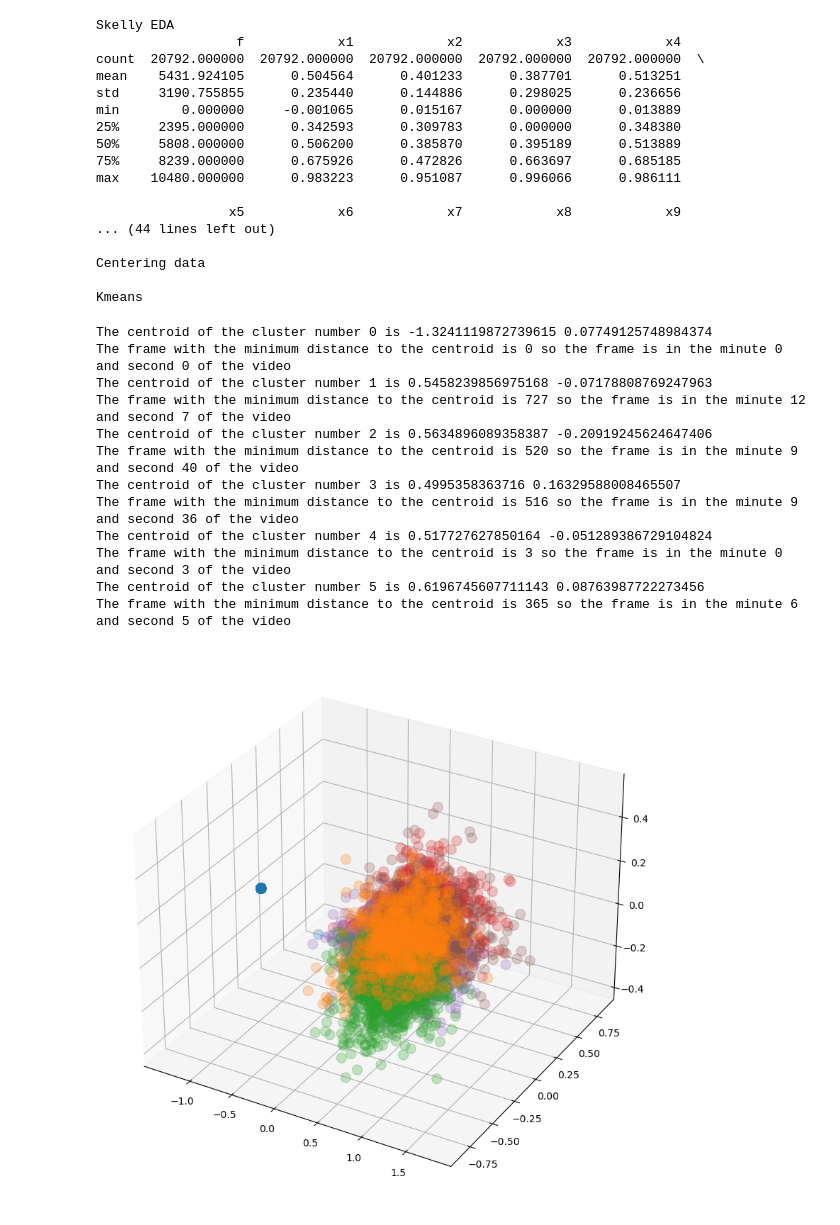
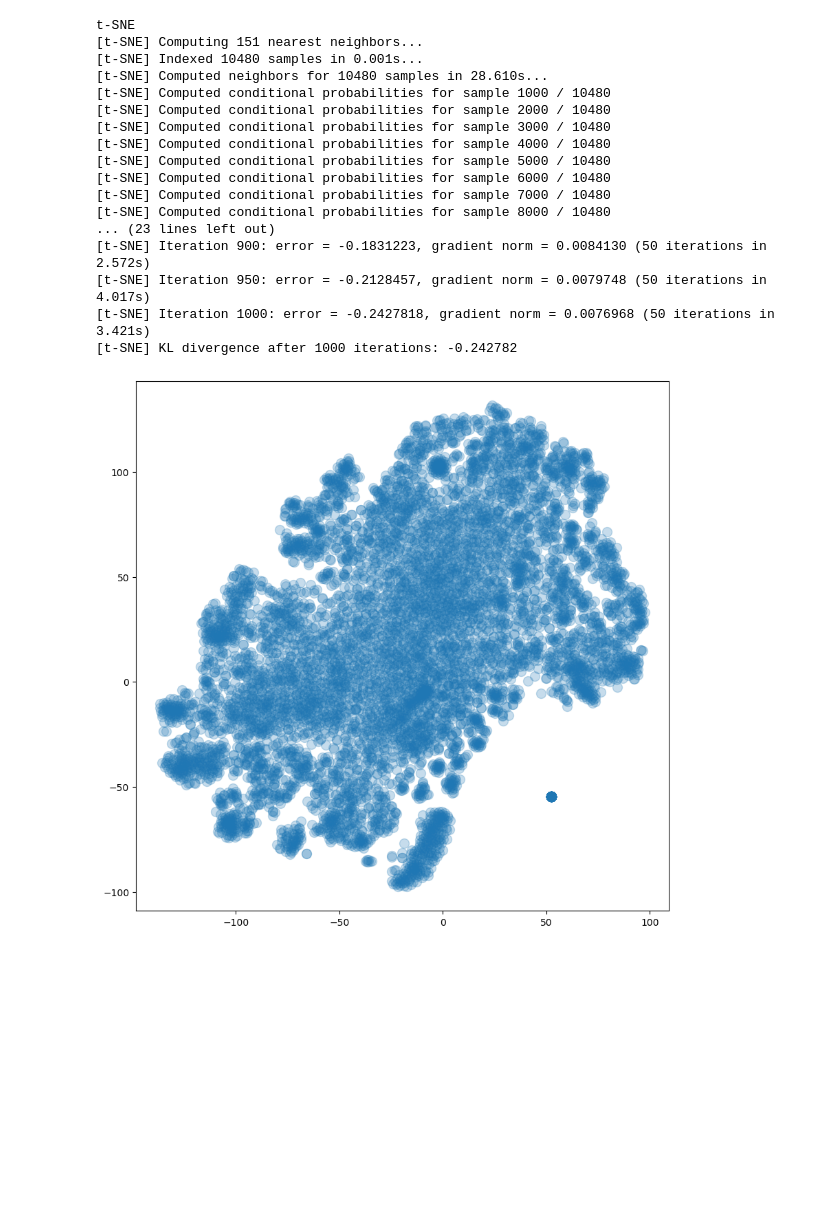
Before and after one commit to Eid1999/PBdat, a Jupyter notebook: main.ipynb, the cells around one changed output. Drawn from its saved outputs; the diff is of its cells as text; code cells hidden in the pictures; blank space fills up the shorter version.

```diff
--- a/main.ipynb
+++ b/main.ipynb
@@ -175,17 +208,19 @@ class BData():
 # %%
 def main():
-    data = BData("Data/girosmallveryslow2_openpose_complete.mat",
-                 "Data/girosmallveryslow2_vggfeatures.mat")
-    data.EDA_VGG()
-    data.PCA_VGG()
-    data.VGG_df=data.center_data(data.VGG_df)
-    data.kmeans(data.VGG_df)
+    data = BData("Data/girosmallveryslow2_openpose.mat",
+                 "Data/girosmallveryslow2_vggfeatures.mat",
+                 "Data/girosmallveryslow2.mp4")
+    # data.EDA_VGG()
+    # data.PCA_VGG()
+    # data.VGG_df = data.center_data(data.VGG_df)
+    # ata.kmeans(data.VGG_df)
     data.EDA_skelly()
     data.PCA_skelly()
-    data.skeleton_df=data.center_data(data.skeleton_df)
+    data.skeleton_df = data.center_data(data.skeleton_df)
     data.kmeans(data.skeleton_df)
-    data.t_SNE(data.VGG_df)
+    # data.t_SNE(data.VGG_df)
     data.t_SNE(data.skeleton_df)
+
 
 if __name__ == '__main__':
     main()
@@ -223,30 +254,18 @@ The frame with the minimum distance to the centroid is 551 so the frame is in th
-Skelly EDA
-                  f            x1            x2            x3            x4
-count  20792.000000  20792.000000  20792.000000  20792.000000  20792.000000  \
-mean    5431.924105      0.504564      0.401233      0.387701      0.513251
-std     3190.755855      0.235440      0.144886      0.298025      0.236656
-min        0.000000     -0.001065      0.015167      0.000000      0.013889
-25%     2395.000000      0.342593      0.309783      0.000000      0.348380
-50%     5808.000000      0.506200      0.385870      0.395189      0.513889
-75%     8239.000000      0.675926      0.472826      0.663697      0.685185
-max    10480.000000      0.983223      0.951087      0.996066      0.986111
-
-                 x5            x6            x7            x8            x9
-... (44 lines left out)
-
-Centering data
-
-Kmeans
+t-SNE
+[t-SNE] Computing 151 nearest neighbors...
+[t-SNE] Indexed 10480 samples in 0.001s...
+[t-SNE] Computed neighbors for 10480 samples in 28.610s...
+[t-SNE] Computed conditional probabilities for sample 1000 / 10480
+[t-SNE] Computed conditional probabilities for sample 2000 / 10480
+[t-SNE] Computed conditional probabilities for sample 3000 / 10480
+[t-SNE] Computed conditional probabilities for sample 4000 / 10480
+[t-SNE] Computed conditional probabilities for sample 5000 / 10480
+[t-SNE] Computed conditional probabilities for sample 6000 / 10480
+[t-SNE] Computed conditional probabilities for sample 7000 / 10480
+[t-SNE] Computed conditional probabilities for sample 8000 / 10480
+... (23 lines left out)
+[t-SNE] Iteration 900: error = -0.1831223, gradient norm = 0.0084130 (50 iterations in 2.572s)
+[t-SNE] Iteration 950: error = -0.2128457, gradient norm = 0.0079748 (50 iterations in 4.017s)
+[t-SNE] Iteration 1000: error = -0.2427818, gradient norm = 0.0076968 (50 iterations in 3.421s)
+[t-SNE] KL divergence after 1000 iterations: -0.242782
-The centroid of the cluster number 0 is -1.3241119872739615 0.07749125748984374
-The frame with the minimum distance to the centroid is 0 so the frame is in the minute 0 and second 0 of the video
-The centroid of the cluster number 1 is 0.5458239856975168 -0.07178808769247963
-The frame with the minimum distance to the centroid is 727 so the frame is in the minute 12 and second 7 of the video
-The centroid of the cluster number 2 is 0.5634896089358387 -0.20919245624647406
-The frame with the minimum distance to the centroid is 520 so the frame is in the minute 9 and second 40 of the video
-The centroid of the cluster number 3 is 0.4995358363716 0.16329588008465507
-The frame with the minimum distance to the centroid is 516 so the frame is in the minute 9 and second 36 of the video
-The centroid of the cluster number 4 is 0.517727627850164 -0.051289386729104824
-The frame with the minimum distance to the centroid is 3 so the frame is in the minute 0 and second 3 of the video
-The centroid of the cluster number 5 is 0.6196745607711143 0.08763987722273456
-The frame with the minimum distance to the centroid is 365 so the frame is in the minute 6 and second 5 of the video
-[figure, old version]
+[figure, new version]
```
Also changed, not shown: parts of 3 cells of this notebook, 1 other file.
